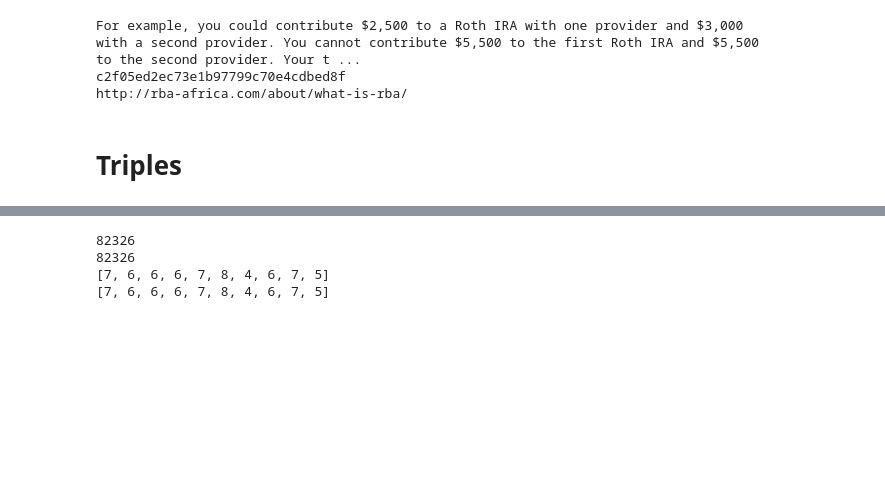
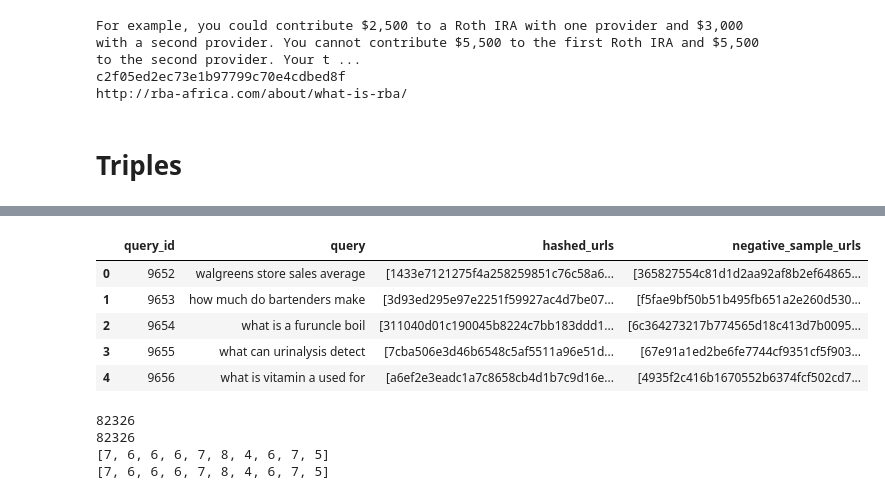
Before and after one commit to oleksandr-diudiun/mlx-week3, a Jupyter notebook: sid_rr_loop.ipynb, the cells around one changed output, grey strips where cells are left out. Drawn from its saved outputs; the diff is of its cells as text; code cells hidden in the pictures; blank space fills up the shorter version.

```diff
--- a/sid_rr_loop.ipynb
+++ b/sid_rr_loop.ipynb
@@ -236,2 +192,15 @@ validate_dataset_copy[triple_columns].to_parquet(
+# %%
+validate_dataset_with_negative_samples = pd.read_parquet(
+    "validate_dataset_triplets.parquet", engine="pyarrow"
+)
+# %%
+validate_dataset_with_negative_samples.head()
+# %% [output]
+|  | query_id | query | hashed_urls | negative_sample_urls |
+| 0 | 9652 | walgreens store sales average | [1433e7121275f4a258259851c76c58a6... | [365827554c81d1d2aa92af8b2ef64865... |
+| 1 | 9653 | how much do bartenders make | [3d93ed295e97e2251f59927ac4d7be07... | [f5fae9bf50b51b495fb651a2e260d530... |
+| 2 | 9654 | what is a furuncle boil | [311040d01c190045b8224c7bb183ddd1... | [6c364273217b774565d18c413d7b0095... |
+| 3 | 9655 | what can urinalysis detect | [7cba506e3d46b6548c5af5511a96e51d... | [67e91a1ed2be6fe7744cf9351cf5f903... |
+| 4 | 9656 | what is vitamin a used for | [a6ef2e3eadc1a7c8658cb4d1b7c9d16e... | [4935f2c416b1670552b6374fcf502cd7... |
 # %%
 # There is a unit test to test this in the tests/ dir.
```
Also changed, not shown: parts of 50 cells of this notebook, 4 other files.
